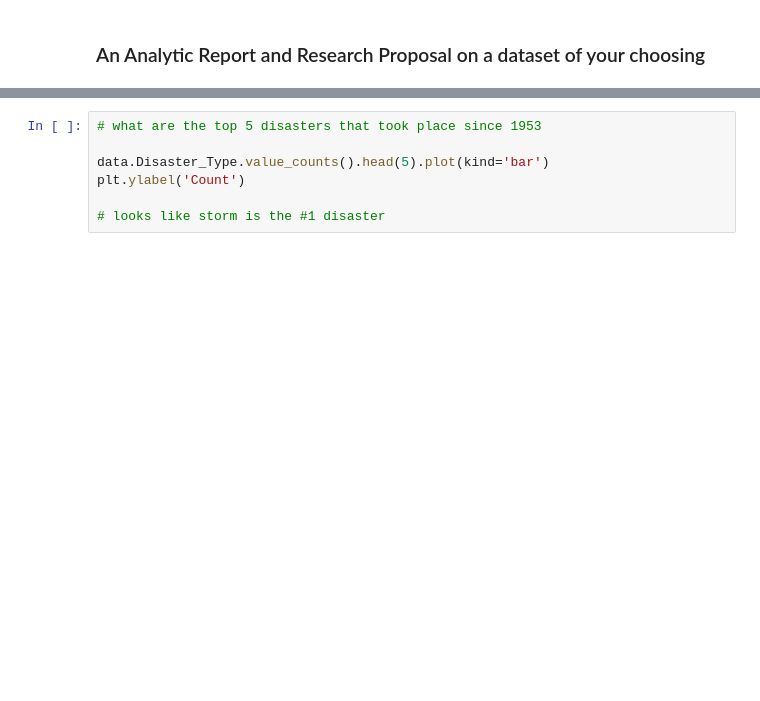
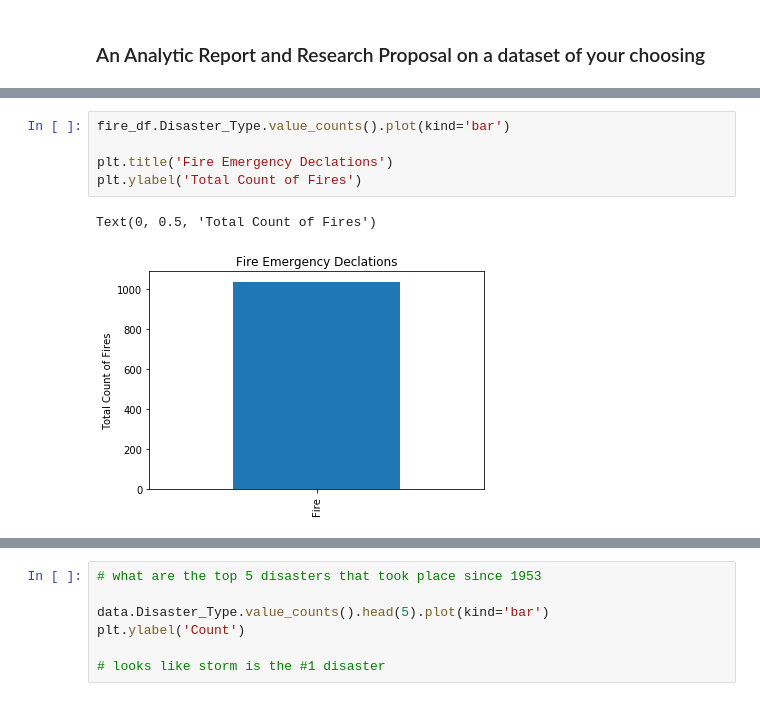
Before and after one commit to tparveen/TF-DataScience, a Jupyter notebook: 6-Basic-stats-probability/Assignments/11-Capstone1-Analytic-Report.ipynb, the cells around one changed output, grey strips where cells are left out. Drawn from its saved outputs; the diff is of its cells as text; blank space fills up the shorter version.

```diff
--- a/6-Basic-stats-probability/Assignments/11-Capstone1-Analytic-Report.ipynb
+++ b/6-Basic-stats-probability/Assignments/11-Capstone1-Analytic-Report.ipynb
@@ -110,0 +119,8 @@ Text(0, 0.5, 'Total Count of Declarations')
+# %%
+fire_df.Disaster_Type.value_counts().plot(kind='bar')
+
+plt.title('Fire Emergency Declations')
+plt.ylabel('Total Count of Fires')
+# %% [output]
+Text(0, 0.5, 'Total Count of Fires')
+[figure, added]
```
Also changed, not shown: parts of 73 cells of this notebook, 2 other files.
